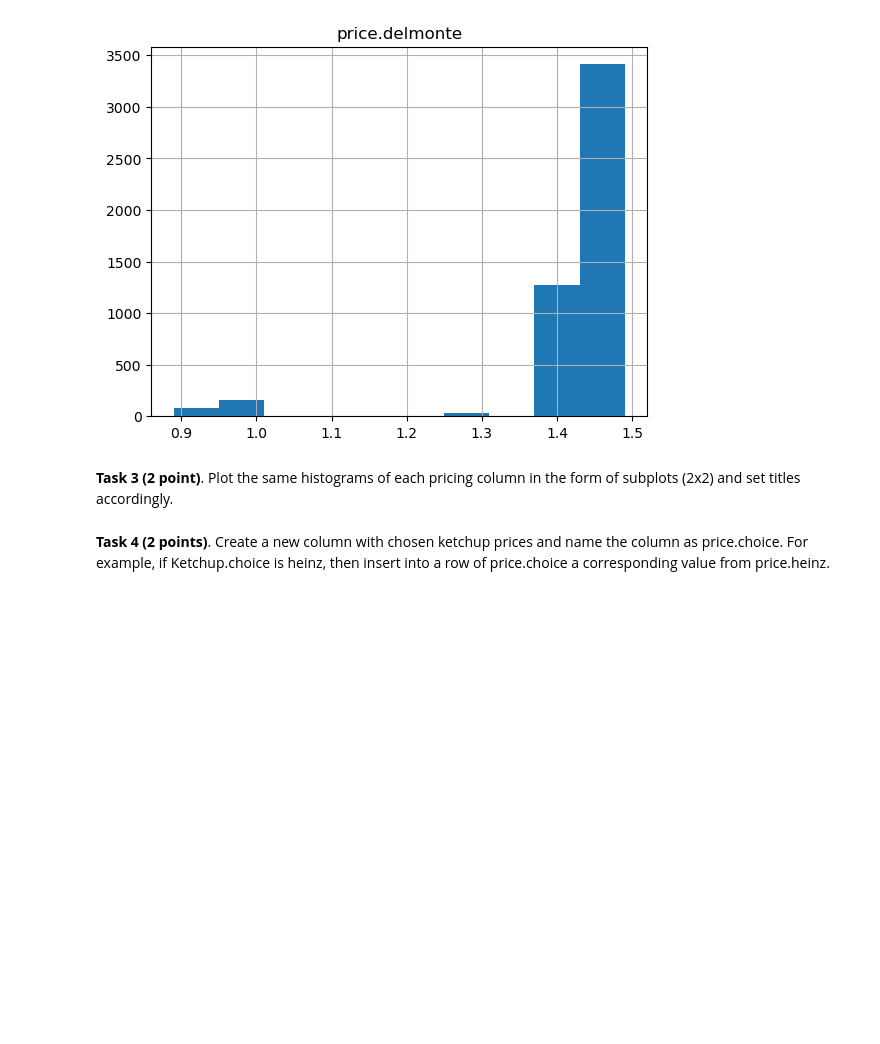
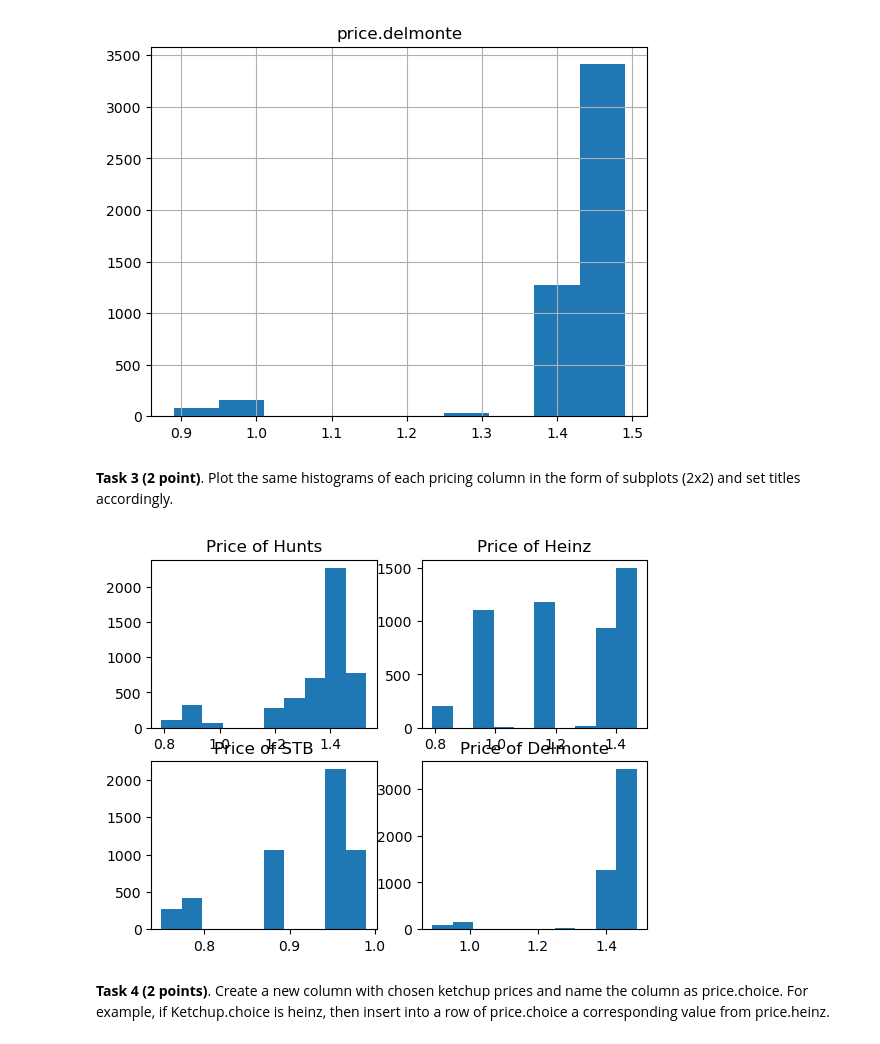
Before and after one commit to segmue/ESC403_assignments, a Jupyter notebook: Week2/Session_02.ipynb, the cells around one changed output. Cells and saved outputs as stored; diff of their text form; code cells hidden in the pictures; blank space fills up the shorter version.

```diff
--- a/Week2/Session_02.ipynb
+++ b/Week2/Session_02.ipynb
@@ -23,6 +26,6 @@ import seaborn as sns
 # %%
 #load the data
-data = pd.read_csv("data/Ketchup.csv", sep=',')
+data = pd.read_csv("Ketchup.zip", sep=',')
 # %% [markdown]
 We can see the column "Unnamed:0" which is the indexing of entries. Since pandas also creates automatically indices, we can delete it as following:
 # %%
@@ -119,3 +122,9 @@ data.describe()
 We can notice from above that Ketchup.choice is not described since it is a categorical data.
 
 **Task 1 (1 point)**. Replace categories (heinz, stb, hunts and delmonte) with integers as 1,2,3,4 and print the description of the resultant dataset.
+# %%
+brand_lut = {"heinz":1,"stb":2, "hunts":3,"delmonte":4}
+
+data["Ketchup.choice"] = data["Ketchup.choice"].map(brand_lut)
+
+data.describe()
@@ -136,5 +168,15 @@ array([[<Axes: title={'center': 'price.delmonte'}>]], dtype=object)
 [figure]
 # %% [markdown]
 **Task 3 (2 point)**. Plot the same histograms of each pricing column in the form of subplots (2x2) and set titles accordingly.
+# %%
+fig, axs = plt.subplots(2,2)
+variables = ["price.hunts","price.heinz","price.stb", "price.delmonte"]
+new_names = ["Price of Hunts","Price of Heinz","Price of STB", "Price of Delmonte"]
+
+for var,title, ax in zip(variables, new_names, axs.ravel()):
+    ax.hist(data[var])
+    ax.set_title(title)
+# %% [output]
+[figure, added]
 # %% [markdown]
 **Task 4 (2 points)**. Create a new column with chosen ketchup prices and name the column as price.choice. For example, if Ketchup.choice is heinz, then insert into a row of price.choice a corresponding value from price.heinz.
```
Also changed, not shown: parts of 8 cells of this notebook, 1 other file.
